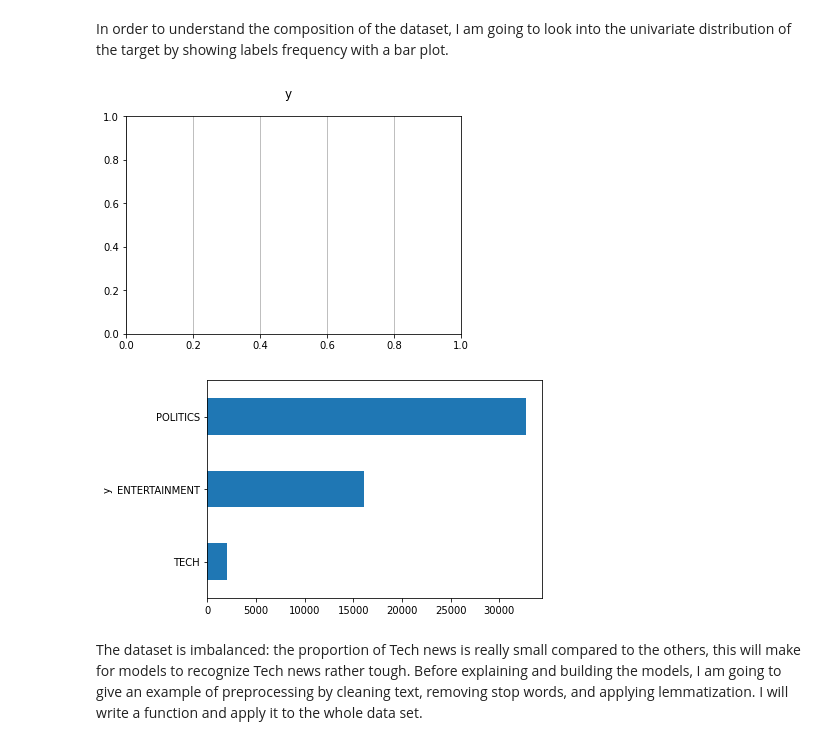
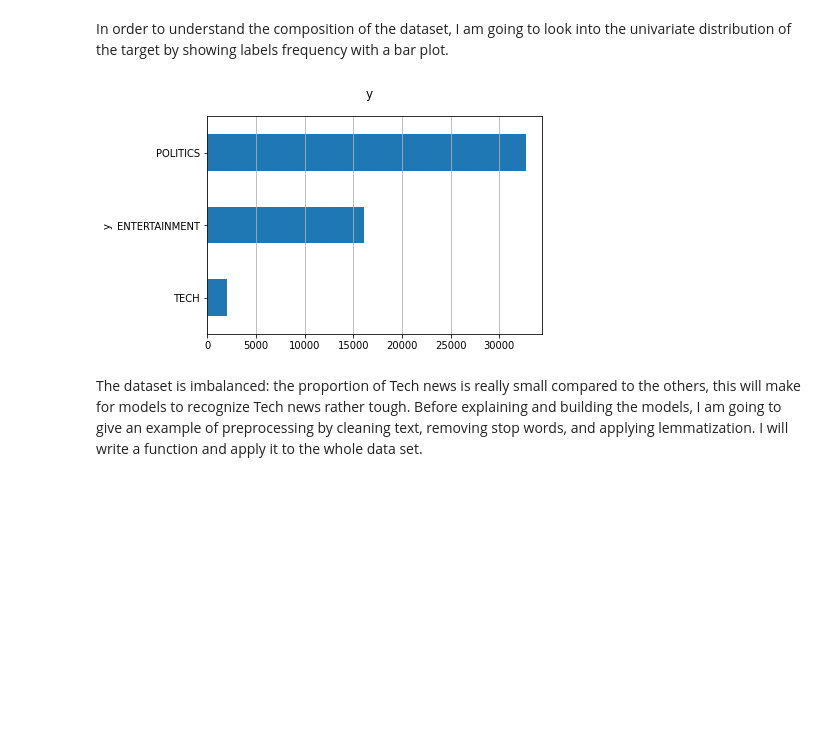
Before and after one commit to raduga256/Text-Classification-with-NLP-Tf-Idf-vs-Word2Vec-vs-BERT, a Jupyter notebook: news_category_classification.ipynb, the cells around one changed output. Cells and saved outputs as stored; diff of their text form; code cells hidden in the pictures; blank space fills up the shorter version.

```diff
--- a/news_category_classification.ipynb
+++ b/news_category_classification.ipynb
@@ -121,13 +121,12 @@ In order to understand the composition of the dataset, I am going to look into t
 # %%
 fig, ax = plt.subplots()
 fig.suptitle("y", fontsize=12)
 
-dtf["y"].reset_index().groupby("y").count().sort_values(by="index").plot(kind="barh", legend=False, ax=ax.grid(axis='x'))
+dtf["y"].reset_index().groupby("y").count().sort_values(by="index").plot(kind="barh", legend=False, ax=ax).grid(axis='x')
 
 plt.show()
 # %% [output]
-[figure, old version]
+[figure, new version]
-[figure, removed]
 # %% [markdown]
 The dataset is imbalanced: the proportion of Tech news is really small compared to the others, this will make for models to recognize Tech news rather tough.
 Before explaining and building the models, I am going to give an example of preprocessing by cleaning text, removing stop words, and applying lemmatization. I will write a function and apply it to the whole data set.
```
Also changed, not shown: parts of 28 cells of this notebook.
